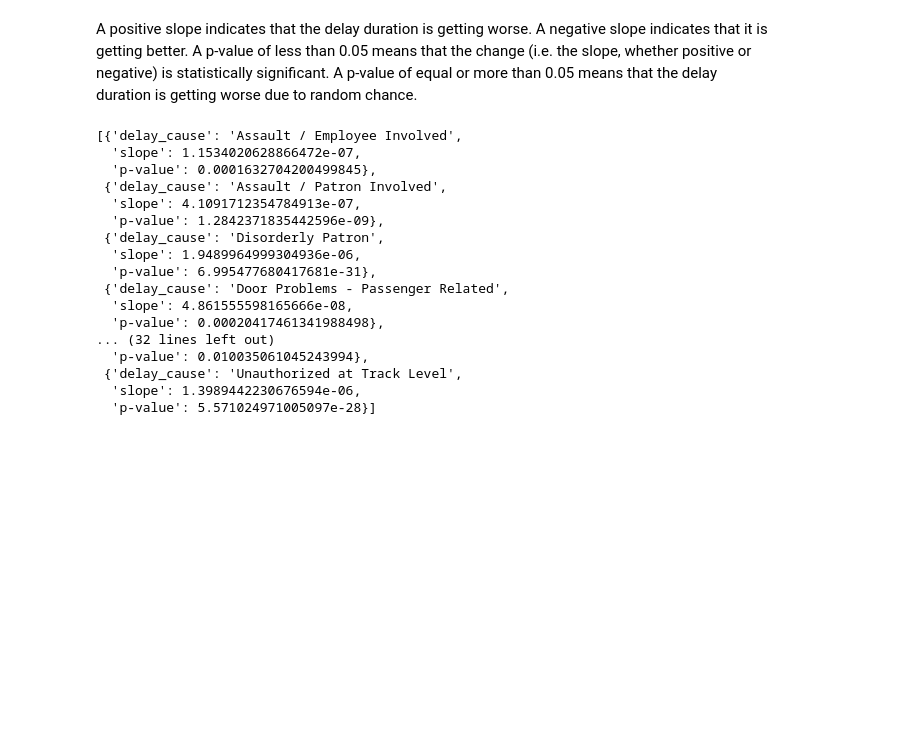
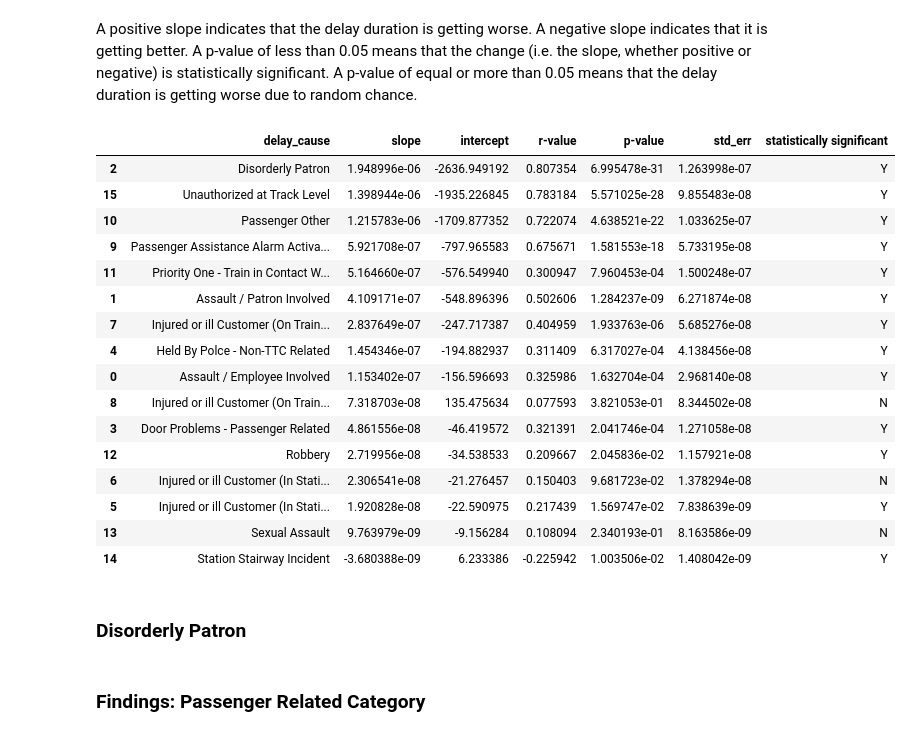
Before and after one commit to emem83/TTC-Delay-Dataset, a Jupyter notebook: TTC_Delay_Dataset_EDA.ipynb, the cells around one changed output. Saved outputs shown, nothing was run; the diff lists cells and outputs as text; code cells hidden in the pictures; blank space fills up the shorter version.

```diff
--- a/TTC_Delay_Dataset_EDA.ipynb
+++ b/TTC_Delay_Dataset_EDA.ipynb
@@ -390,23 +431,27 @@ for cause in grouped_passenger['delay_cause'].unique():
 # %% [markdown]
 A positive slope indicates that the delay duration is getting worse. A negative slope indicates that it is getting better.
 A p-value of less than 0.05 means that the change (i.e. the slope, whether positive or negative) is statistically significant. A p-value of equal or more than 0.05 means that the delay duration is getting worse due to random chance.
-# %%
-results_passenger
-# %% [output]
-[{'delay_cause': 'Assault / Employee Involved',
-  'slope': 1.1534020628866472e-07,
-  'p-value': 0.0001632704200499845},
- {'delay_cause': 'Assault / Patron Involved',
-  'slope': 4.1091712354784913e-07,
-  'p-value': 1.2842371835442596e-09},
- {'delay_cause': 'Disorderly Patron',
-  'slope': 1.9489964999304936e-06,
-  'p-value': 6.995477680417681e-31},
- {'delay_cause': 'Door Problems - Passenger Related',
-  'slope': 4.861555598165666e-08,
-  'p-value': 0.00020417461341988498},
-... (32 lines left out)
-  'p-value': 0.010035061045243994},
- {'delay_cause': 'Unauthorized at Track Level',
-  'slope': 1.3989442230676594e-06,
-  'p-value': 5.571024971005097e-28}]
+# %%
+results_passenger.sort_values(by = 'slope', ascending = False)
+# %% [output]
+|  | delay_cause | slope | intercept | r-value | p-value | std_err | statistically significant |
+| 2 | Disorderly Patron | 1.948996e-06 | -2636.949192 | 0.807354 | 6.995478e-31 | 1.263998e-07 | Y |
+| 15 | Unauthorized at Track Level | 1.398944e-06 | -1935.226845 | 0.783184 | 5.571025e-28 | 9.855483e-08 | Y |
+| 10 | Passenger Other | 1.215783e-06 | -1709.877352 | 0.722074 | 4.638521e-22 | 1.033625e-07 | Y |
+| 9 | Passenger Assistance Alarm Activa... | 5.921708e-07 | -797.965583 | 0.675671 | 1.581553e-18 | 5.733195e-08 | Y |
+| 11 | Priority One - Train in Contact W... | 5.164660e-07 | -576.549940 | 0.300947 | 7.960453e-04 | 1.500248e-07 | Y |
+| 1 | Assault / Patron Involved | 4.109171e-07 | -548.896396 | 0.502606 | 1.284237e-09 | 6.271874e-08 | Y |
+| 7 | Injured or ill Customer (On Train... | 2.837649e-07 | -247.717387 | 0.404959 | 1.933763e-06 | 5.685276e-08 | Y |
+| 4 | Held By Polce - Non-TTC Related | 1.454346e-07 | -194.882937 | 0.311409 | 6.317027e-04 | 4.138456e-08 | Y |
+| 0 | Assault / Employee Involved | 1.153402e-07 | -156.596693 | 0.325986 | 1.632704e-04 | 2.968140e-08 | Y |
+| 8 | Injured or ill Customer (On Train... | 7.318703e-08 | 135.475634 | 0.077593 | 3.821053e-01 | 8.344502e-08 | N |
+| 3 | Door Problems - Passenger Related | 4.861556e-08 | -46.419572 | 0.321391 | 2.041746e-04 | 1.271058e-08 | Y |
+| 12 | Robbery | 2.719956e-08 | -34.538533 | 0.209667 | 2.045836e-02 | 1.157921e-08 | Y |
+| 6 | Injured or ill Customer (In Stati... | 2.306541e-08 | -21.276457 | 0.150403 | 9.681723e-02 | 1.378294e-08 | N |
+| 5 | Injured or ill Customer (In Stati... | 1.920828e-08 | -22.590975 | 0.217439 | 1.569747e-02 | 7.838639e-09 | Y |
+| 13 | Sexual Assault | 9.763979e-09 | -9.156284 | 0.108094 | 2.340193e-01 | 8.163586e-09 | N |
+| 14 | Station Stairway Incident | -3.680388e-09 | 6.233386 | -0.225942 | 1.003506e-02 | 1.408042e-09 | Y |
+# %% [markdown]
+### Disorderly Patron
+# %% [markdown]
+### Findings: Passenger Related Category
```
Also changed, not shown: parts of 4 cells of this notebook.
